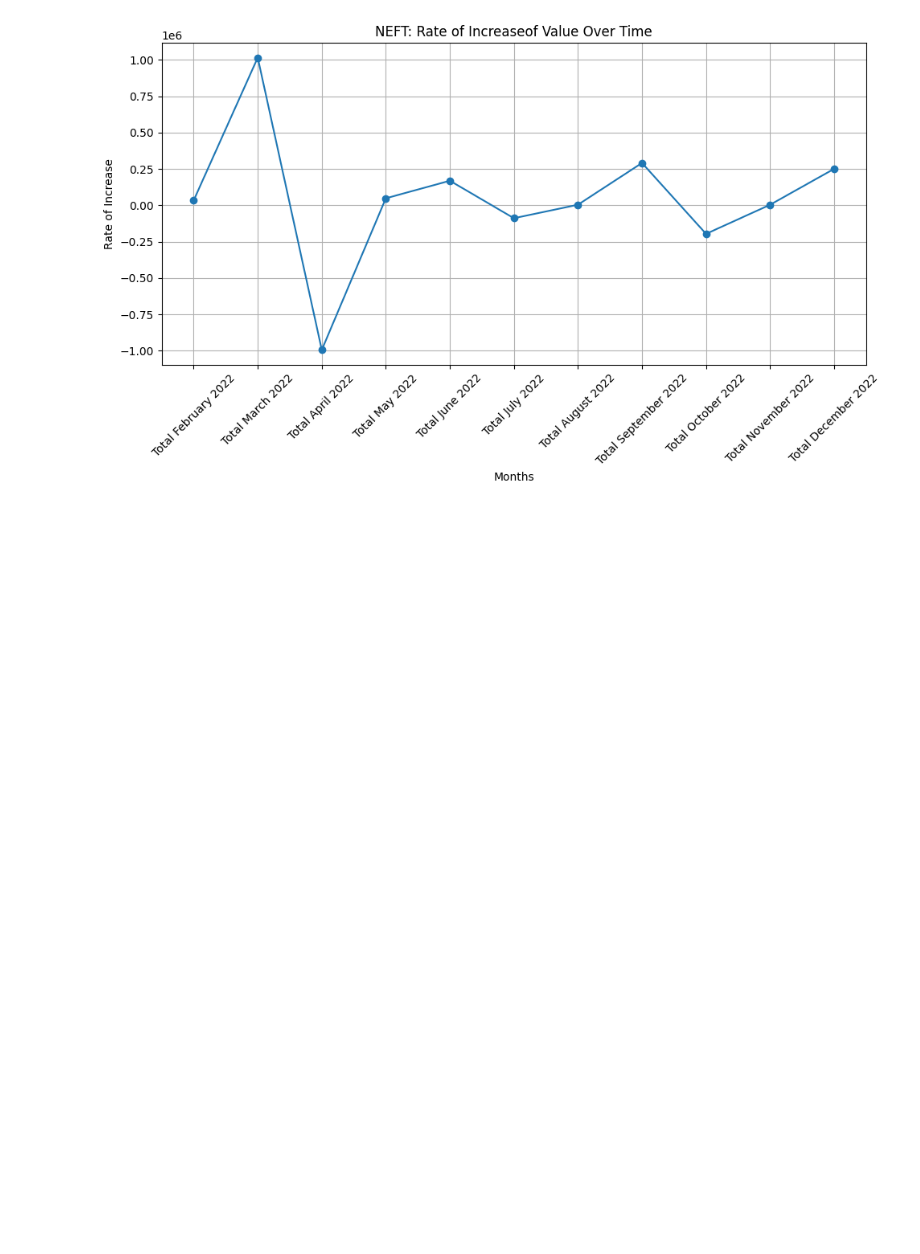
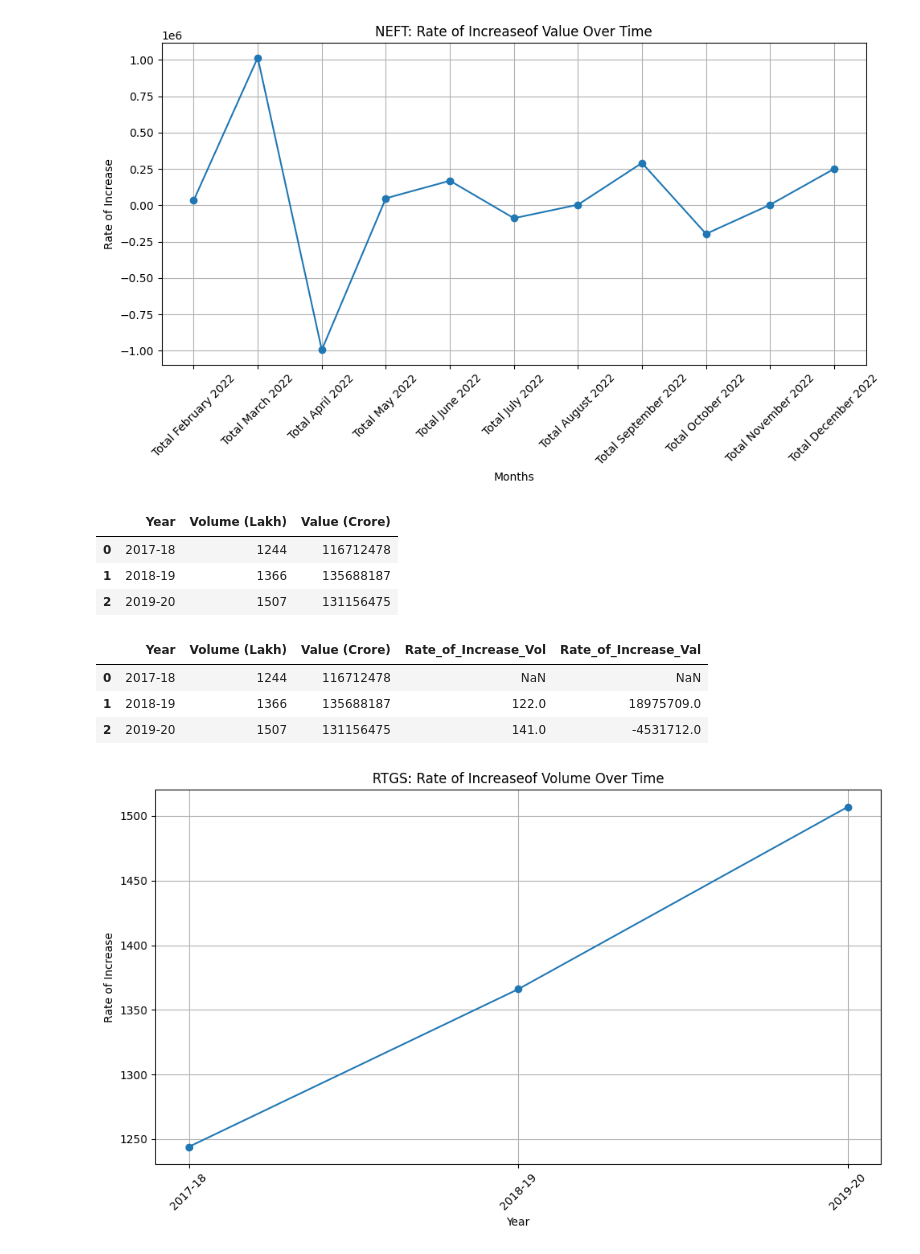
Before and after one commit to kxrxn08/DigitalTransactionAnalysis, a Jupyter notebook: DataCleaning/RateChange.ipynb, the cells around one changed output. Saved outputs shown, nothing was run; the diff lists cells and outputs as text; code cells hidden in the pictures; blank space fills up the shorter version.

```diff
--- a/DataCleaning/RateChange.ipynb
+++ b/DataCleaning/RateChange.ipynb
@@ -219,0 +223,34 @@ plt.show()
+# %%
+RTGS = {'Year': ['2017-18', '2018-19', '2019-20'],
+        'Volume (Lakh)': [1244,1366,1507],
+        'Value (Crore)':[116712478,135688187,131156475]}
+
+RTGS = pd.DataFrame(RTGS)
+RTGS
+# %% [output]
+|  | Year | Volume (Lakh) | Value (Crore) |
+| 0 | 2017-18 | 1244 | 116712478 |
+| 1 | 2018-19 | 1366 | 135688187 |
+| 2 | 2019-20 | 1507 | 131156475 |
+# %%
+RTGS['Rate_of_Increase_Vol'] = RTGS['Volume (Lakh)'].diff()
+RTGS['Rate_of_Increase_Val'] = RTGS['Value (Crore)'].diff()
+RTGS
+# %% [output]
+|  | Year | Volume (Lakh) | Value (Crore) | Rate_of_Increase_Vol | Rate_of_Increase_Val |
+| 0 | 2017-18 | 1244 | 116712478 | NaN | NaN |
+| 1 | 2018-19 | 1366 | 135688187 | 122.0 | 18975709.0 |
+| 2 | 2019-20 | 1507 | 131156475 | 141.0 | -4531712.0 |
+# %%
+plt.figure(figsize=(10, 6))
+plt.plot(RTGS['Year'], RTGS['Volume (Lakh)'], marker='o', linestyle='-')
+plt.title('RTGS: Rate of Increaseof Volume Over Time')
+plt.xlabel('Year')
+plt.ylabel('Rate of Increase')
+plt.grid(True)
+plt.xticks(rotation=45)
+plt.tight_layout()
+
+plt.show()
+# %% [output]
+[figure, added]
```
Also changed, not shown: parts of 8 cells of this notebook.
